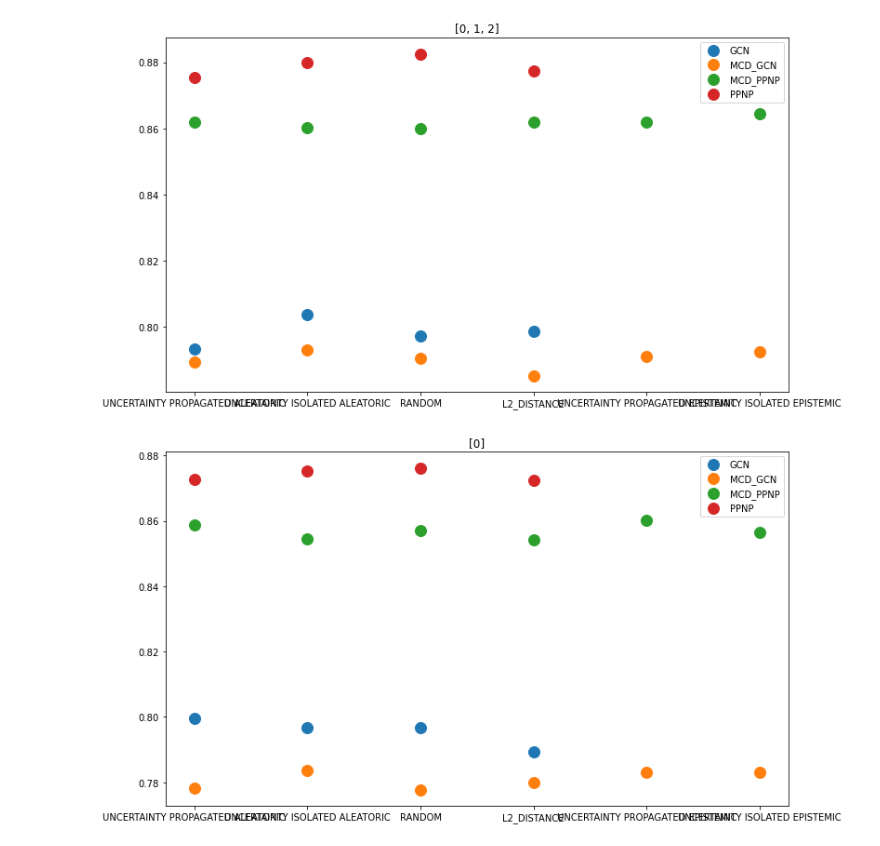
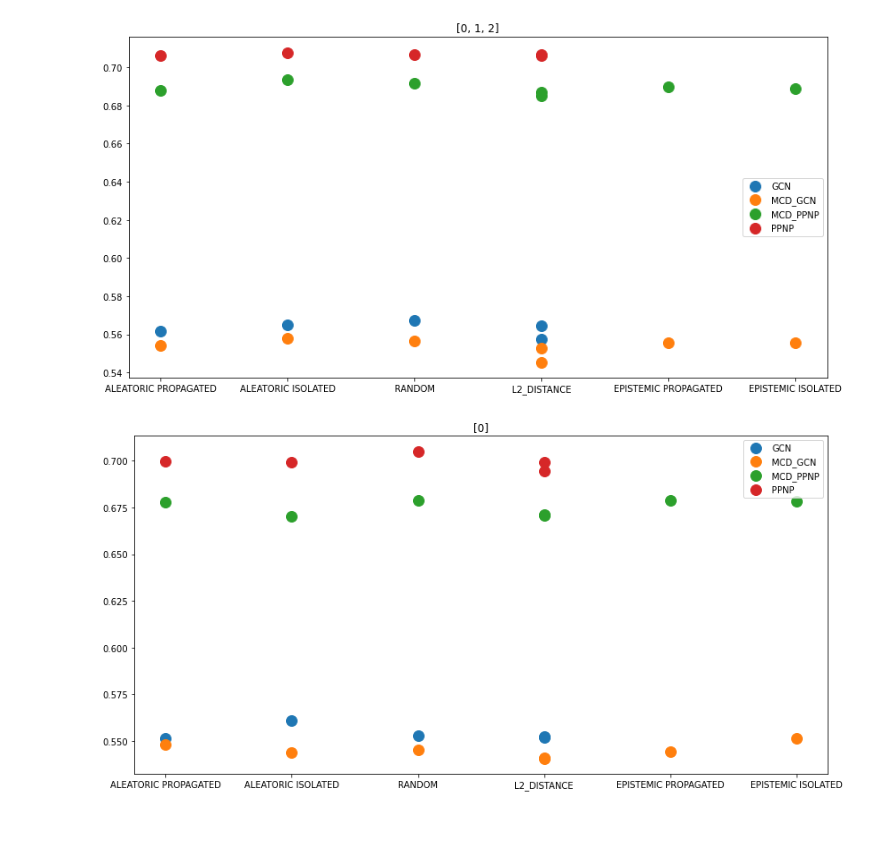
Before and after one commit to antoniooroz/guided-research, a Jupyter notebook: visualizations/active_learning.ipynb, the cells around one changed output. Drawn from its saved outputs; the diff is of its cells as text; code cells hidden in the pictures.

```diff
--- a/visualizations/active_learning.ipynb
+++ b/visualizations/active_learning.ipynb
@@ -12,7 +12,7 @@ def afterPoint(str):
 
 
 
-tag = "active_learning_7_v3"
+tag = "active_learning_7_v3_30"
 starting_classes = [
         [[0]],
         [[0, 1, 2]],
@@ -46,7 +46,7 @@ for key, runs in runs_per_starting_class.items():
 
         active_learning_selector = afterPoint(run.config["experiment/active_learning_selector"])
         if active_learning_selector == "UNCERTAINTY":
-            active_learning_selector = f"{active_learning_selector} {afterPoint(run.config['experiment/active_learning_selector_network_mode'])} {afterPoint(run.config['experiment/active_learning_selector_uncertainty_mode'])}"
+            active_learning_selector = f"{afterPoint(run.config['experiment/active_learning_selector_uncertainty_mode'])} {afterPoint(run.config['experiment/active_learning_selector_network_mode'])}"
 
         accuracies.append(accuracy)
         models.append(model)
@@ -55,7 +55,7 @@ for key, runs in runs_per_starting_class.items():
     df = pd.DataFrame(dict(x=selectors, y=accuracies, label=models))
     groups = df.groupby('label')
 
-    fig, ax = plt.subplots(figsize=(12, 7))
+    fig, ax = plt.subplots(figsize=(14, 7))
     ax.margins(0.05)
     for name, group in groups:
         ax.plot(group.x, group.y, marker='o', linestyle='', ms=12, label=name)
@@ -69,2 +69,2 @@ for key, runs in runs_per_starting_class.items():
-[figure, old version]
+[figure, new version]
-[figure, old version]
+[figure, new version]
```
Also changed, not shown: parts of 1 cell of this notebook, 2 other files.
